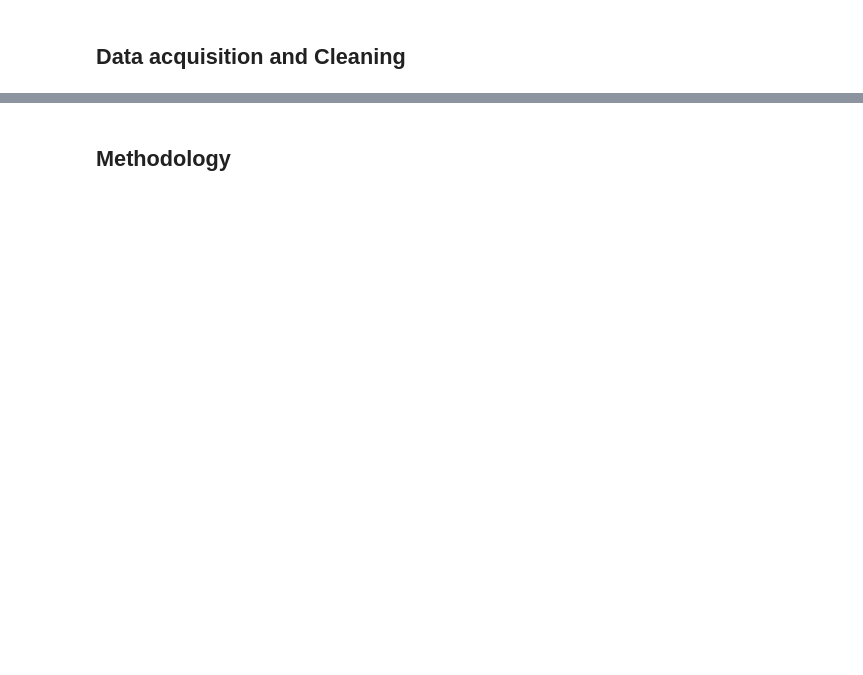
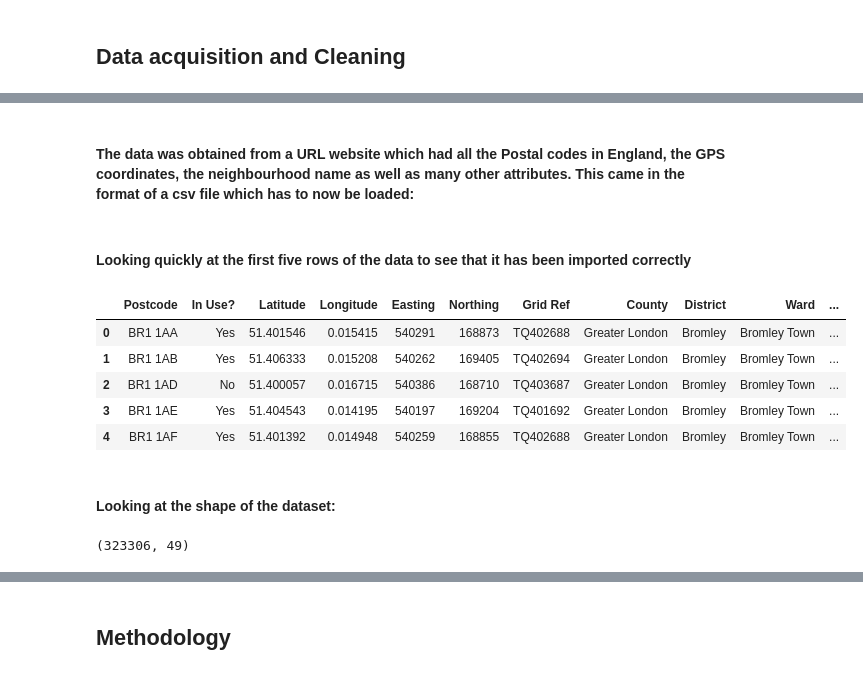
Before and after one commit to caitydows/coursera-capstone, a Jupyter notebook: Battle of the Neighbourhoods.ipynb, the cells around one changed output, grey strips where cells are left out. Saved outputs shown, nothing was run; the diff lists cells and outputs as text; code cells hidden in the pictures; blank space fills up the shorter version.

```diff
--- a/Battle of the Neighbourhoods.ipynb
+++ b/Battle of the Neighbourhoods.ipynb
@@ -10,0 +56,26 @@
+# %%
+import numpy as np
+
+import pandas as pd
+pd.set_option('display.max_columns', None)
+pd.set_option('display.max_rows', None)
+
+import zipfile
+
+import json
+
+#!conda install -c conda-forge geopy --yes
+from geopy.geocoders import Nominatim
+
+import requests
+from pandas.io.json import json_normalize
+
+import matplotlib.cm as cm
+import matplotlib.colors as colors
+
+from sklearn.cluster import KMeans
+
+!pip install folium
+import folium
+
+print('Libraries imported.')
@@ -10,0 +98,22 @@
+# %% [markdown]
+#### The data was obtained from a URL website which had all the Postal codes in England, the GPS coordinates, the neighbourhood name as well as many other attributes.  This came in the format of a csv file which has to now be loaded:
+# %%
+url = "https://www.doogal.co.uk/UKPostcodesCSV.ashx?area=London"
+df = pd.read_csv(url)
+# %% [markdown]
+#### Looking quickly at the first five rows of the data to see that it has been imported correctly
+# %%
+df.head()
+# %% [output]
+|  | Postcode | In Use? | Latitude | Longitude | Easting | Northing | Grid Ref | County | District | Ward | ... |
+| 0 | BR1 1AA | Yes | 51.401546 | 0.015415 | 540291 | 168873 | TQ402688 | Greater London | Bromley | Bromley Town | ... |
+| 1 | BR1 1AB | Yes | 51.406333 | 0.015208 | 540262 | 169405 | TQ402694 | Greater London | Bromley | Bromley Town | ... |
+| 2 | BR1 1AD | No | 51.400057 | 0.016715 | 540386 | 168710 | TQ403687 | Greater London | Bromley | Bromley Town | ... |
+| 3 | BR1 1AE | Yes | 51.404543 | 0.014195 | 540197 | 169204 | TQ401692 | Greater London | Bromley | Bromley Town | ... |
+| 4 | BR1 1AF | Yes | 51.401392 | 0.014948 | 540259 | 168855 | TQ402688 | Greater London | Bromley | Bromley Town | ... |
+# %% [markdown]
+#### Looking at the shape of the dataset:
+# %%
+df.shape
+# %% [output]
+(323306, 49)
```
Also changed, not shown: parts of 48 cells of this notebook.
